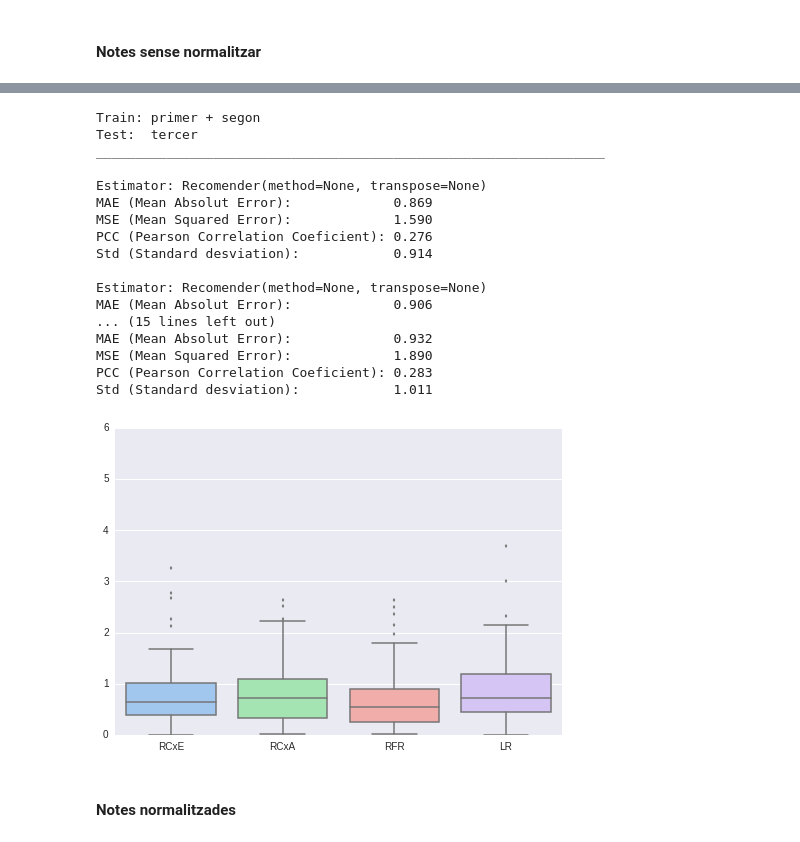
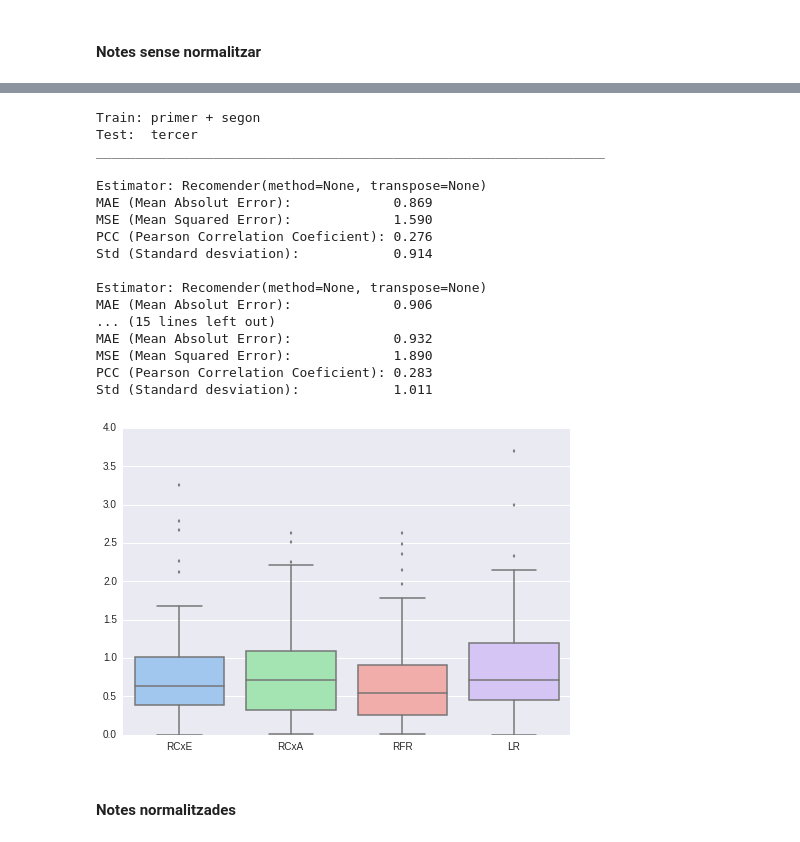
Before and after one commit to pid-ub/pid-UB, a Jupyter notebook: questions/questions-xavi/Question2-recomender.ipynb, the cells around one changed output, grey strips where cells are left out. Drawn from its saved outputs; the diff is of its cells as text; code cells hidden in the pictures.

```diff
--- a/questions/questions-xavi/Question2-recomender.ipynb
+++ b/questions/questions-xavi/Question2-recomender.ipynb
@@ -303,35 +303,35 @@ Std (Standard desviation):            0.646
 # %%
 print "Train: primer + segon"
 print "Test:  tercer"
 print "_________________________________________________________________"
 print
 rs = []
 for e  in estimators:
     print "Estimator:", e
     rs.append(benchmark(primer_segon.values, tercer.values, e))
     print
 g = sbn.boxplot(rs, color='pastel', names=estimators_lbl)
-g.set(ylim=(0, 6))
+g.set(ylim=(0, 4))
 sbn.despine(trim=True)
 # %% [output]
 Train: primer + segon
 Test:  tercer
 _________________________________________________________________
 
 Estimator: Recomender(method=None, transpose=None)
 MAE (Mean Absolut Error):             0.869
 MSE (Mean Squared Error):             1.590
 PCC (Pearson Correlation Coeficient): 0.276
 Std (Standard desviation):            0.914
 
 Estimator: Recomender(method=None, transpose=None)
 MAE (Mean Absolut Error):             0.906
 ... (15 lines left out)
 MAE (Mean Absolut Error):             0.932
 MSE (Mean Squared Error):             1.890
 PCC (Pearson Correlation Coeficient): 0.283
 Std (Standard desviation):            1.011
-[figure, old version]
+[figure, new version]
 # %% [markdown]
 #### Notes normalitzades
 # %%
```
Also changed, not shown: parts of 4 cells of this notebook, 3 other files.
